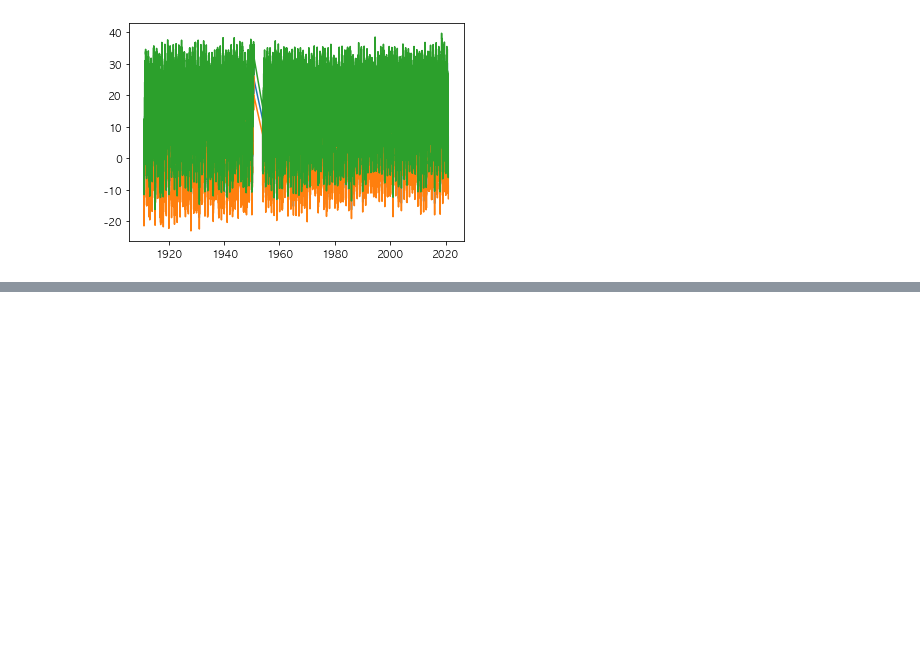
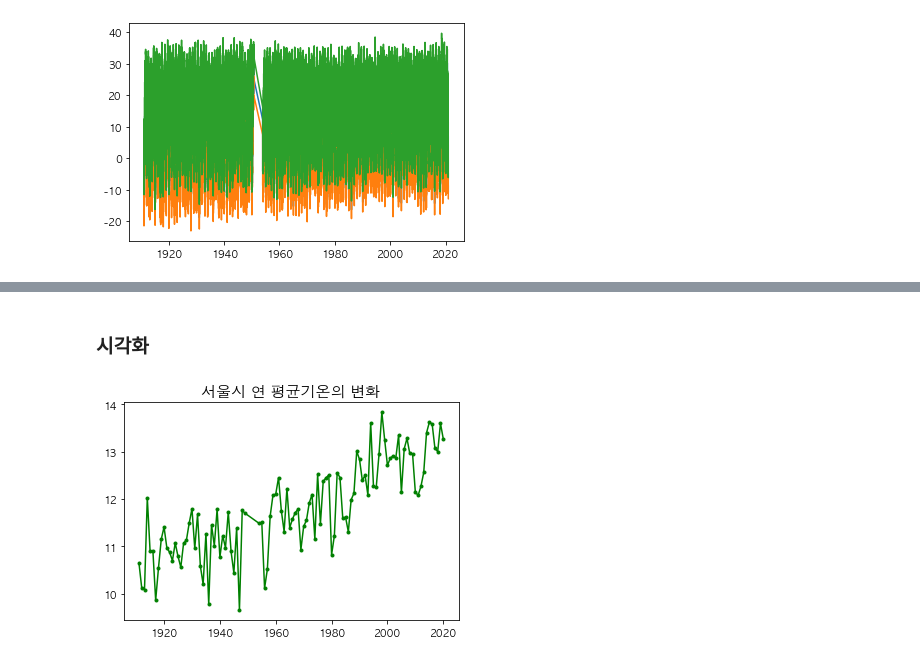
Before and after one commit to limetree-indigo/python-visualization, a Jupyter notebook: 08 서울시 연간 기온변화 시각화/08 서울시 연간 기온변화 분석 및 시각화.ipynb, the cells around one changed output, grey strips where cells are left out. Saved outputs shown, nothing was run; the diff lists cells and outputs as text; code cells hidden in the pictures; blank space fills up the shorter version.

```diff
--- a/08 서울시 연간 기온변화 시각화/08 서울시 연간 기온변화 분석 및 시각화.ipynb
+++ b/08 서울시 연간 기온변화 시각화/08 서울시 연간 기온변화 분석 및 시각화.ipynb
@@ -310,0 +339,10 @@ Name: 일시, Length: 38988, dtype: bool
+# %%
+df_seoul_mean.drop(index=[1950, 1953], inplace=True)
+# %% [markdown]
+### 시각화
+# %%
+plt.plot(df_seoul_mean, 'g.-')
+plt.title('서울시 연 평균기온의 변화', size=15)
+plt.show()
+# %% [output]
+[figure, added]
```
Also changed, not shown: parts of 16 cells of this notebook.
